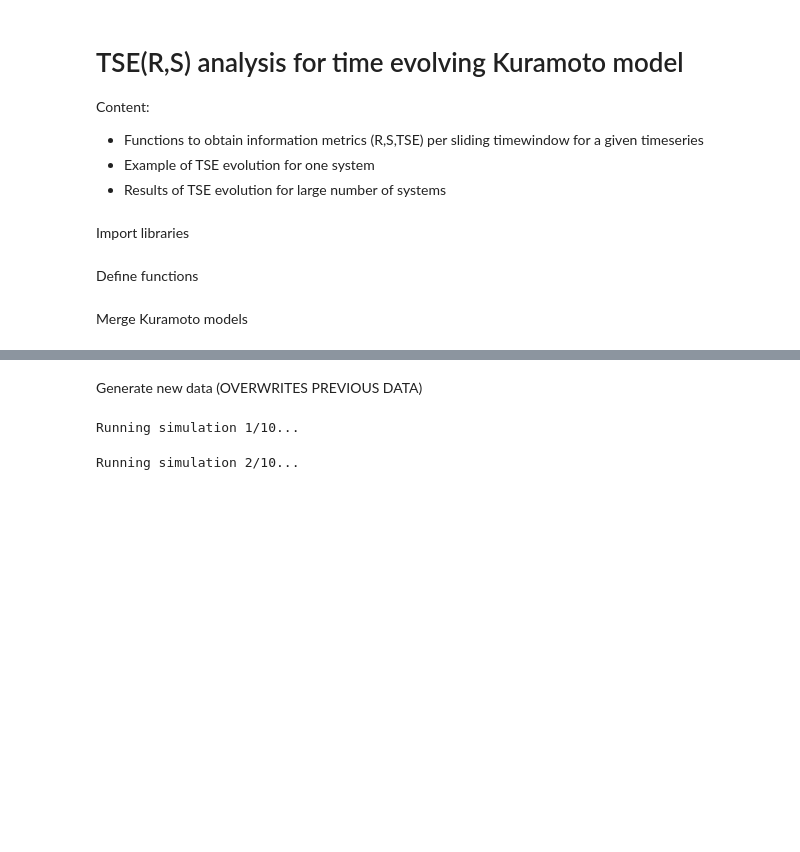
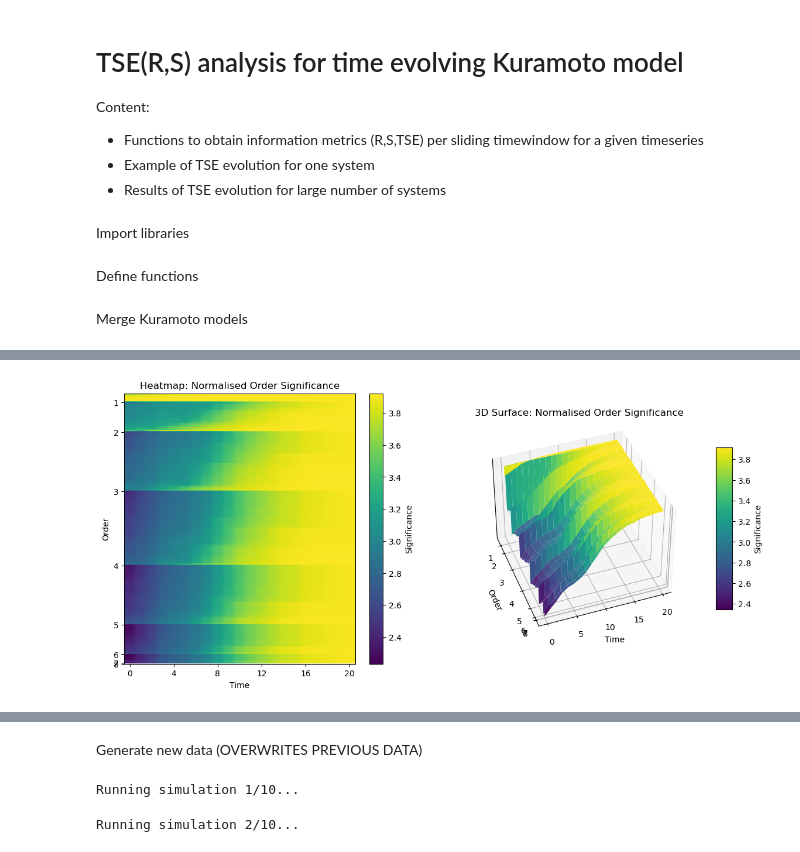
Before and after one commit to cyrilrommens/PhD_1, a Jupyter notebook: TSE_kuramoto.ipynb, the cells around one changed output, grey strips where cells are left out. Drawn from its saved outputs; the diff is of its cells as text; code cells hidden in the pictures; blank space fills up the shorter version.

```diff
--- a/TSE_kuramoto.ipynb
+++ b/TSE_kuramoto.ipynb
@@ -401,3 +300,75 @@ plt.show()
+# %%
+# Define data directly as a list of lists
+data = []
+
+for TC_dictionary in df_oscillators['TC_lists']:
+    sorted_dict = dict(sorted(TC_dictionary.items(), key=lambda item: (len(item[0]), item[1])))
+    data.append(list(sorted_dict.values()))
+
+# Convert to NumPy array
+data = np.array(data)
+
+# Keep only the first part
+data = data[:21]
+
+# Define time and order indices
+x = np.arange(data.shape[0])  # Time steps
+y = np.arange(data.shape[1])  # Order indices
+X, Y = np.meshgrid(x, y, indexing="xy")  # Corrected meshgrid orientation
+Z = data.T  # Transpose to align with heatmap orientation
+
+# Create figure with two subplots (side-by-side)
+fig = plt.figure(figsize=(14, 6))
+
+### First Plot (Heatmap) ###
+ax1 = fig.add_subplot(1, 2, 1)  # First subplot
+
+cax = ax1.imshow(data.T, aspect='auto', cmap='viridis', origin='lower')
+
+# Add colorbar
+cbar1 = fig.colorbar(cax, ax=ax1, label="Significance")
+
+# Set x-axis (time)
+ax1.set_xlabel("Time")
+ax1.set_xticks(np.linspace(0, data.shape[0] - 1, 6))
+ax1.set_xticklabels(np.linspace(0, data.shape[0] - 1, 6, dtype=int))
+
+# Set y-axis (order)
+ax1.set_ylabel("Order")
+ax1.set_yticks(orders_list)
+ax1.set_yticklabels(keys_list)
+ax1.set_title("Heatmap: Normalised Order Significance")
+
+ax1.invert_yaxis()  # Invert y-axis direction
+
+### Second Plot (3D Surface) ###
+ax2 = fig.add_subplot(1, 2, 2, projection='3d')  # Second subplot
+
+# Set the view angle
+ax2.view_init(elev=40, azim=-110)
+
+# Create surface plot
+surf = ax2.plot_surface(X, Y, Z, cmap='viridis')
+
+# Add colorbar
+cbar2 = fig.colorbar(surf, ax=ax2, shrink=0.6, aspect=10, pad=0.1, label="Significance")
+
+# Set y-axis ticks and labels
+ax2.set_yticks(orders_list)
+ax2.set_yticklabels(keys_list)
+ax2.invert_yaxis()  # **Ensure y-axis matches heatmap**
+
+# Labels
+ax2.set_xlabel("Time")
+ax2.set_ylabel("Order")
+ax2.set_zticks([])  # Remove z-axis ticks
+ax2.set_title("3D Surface: Normalised Order Significance")
+
+# Adjust layout for better spacing
+plt.tight_layout()
+plt.show()
+# %% [output]
+[figure, added]
 # %%
 # Create a figure with 1 row and 3 columns for subplots
 df = df_oscillators
```
Also changed, not shown: parts of 7 cells of this notebook, 7 other files.
